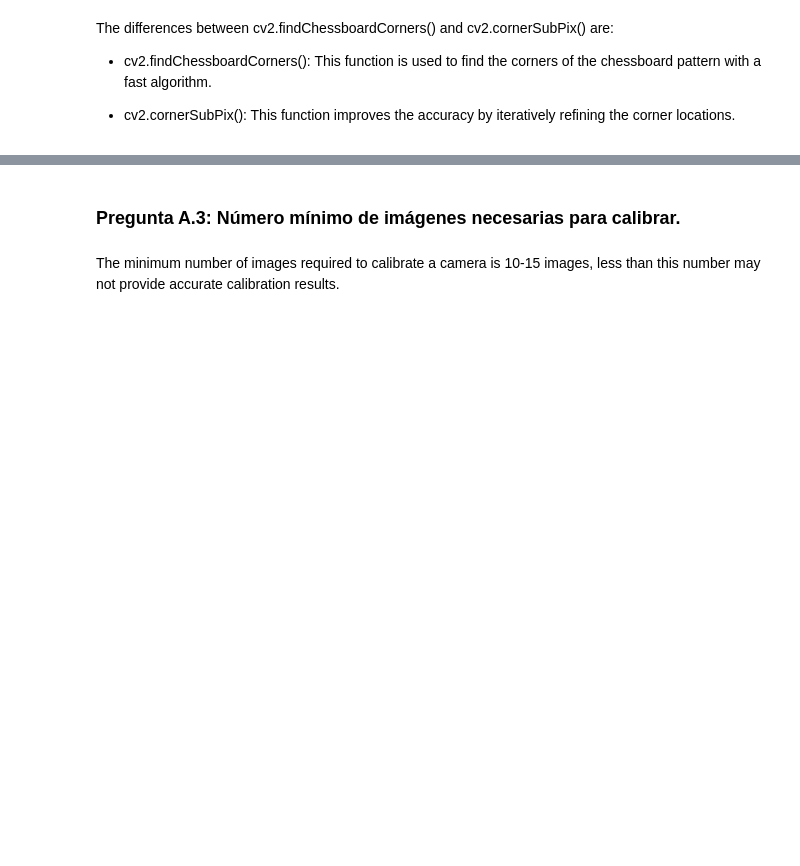
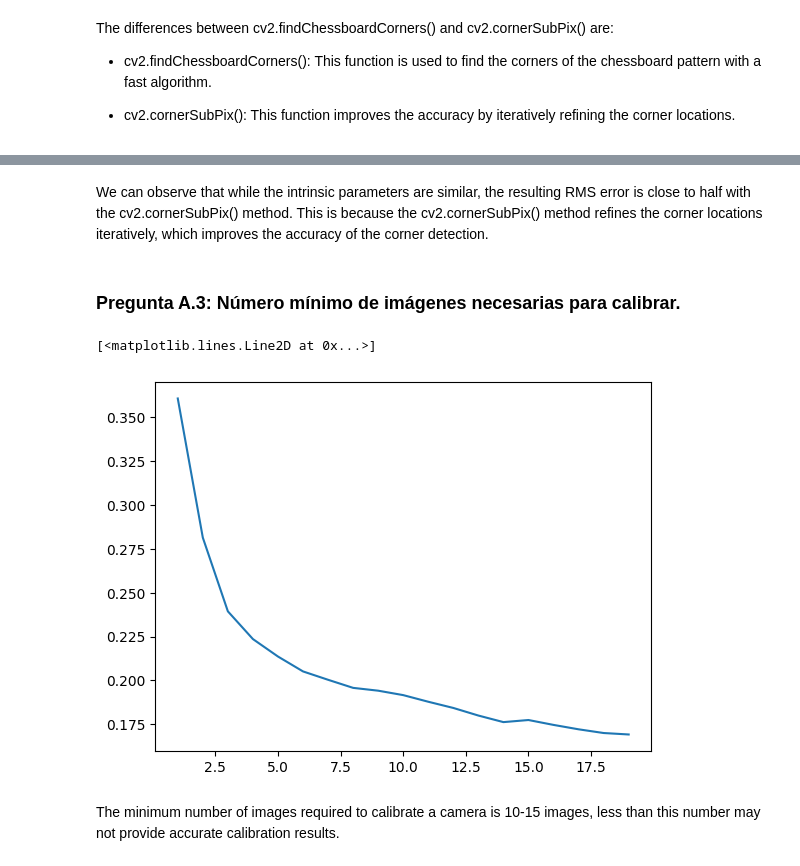
Before and after one commit to JES0406/ComputerVision1, a Jupyter notebook: Lab_1/src/lab_1.ipynb, the cells around one changed output, grey strips where cells are left out. Cells and saved outputs as stored; diff of their text form; code cells hidden in the pictures; blank space fills up the shorter version.

```diff
--- a/Lab_1/src/lab_1.ipynb
+++ b/Lab_1/src/lab_1.ipynb
@@ -57,8 +57,5 @@ imgs = load_images(imgs_path)
 ### **Tarea A.2:** Detecte las esquinas de los patrones usando ``cv2.findChessboardCorners()``. Refine las detecciones con ``cv2.cornerSubPix()``.
 # %%
 # TODO Find corners with cv2.findChessboardCorners()
-def find_corners(imgs: List) -> List:
-    return [cv2.findChessboardCorners(img, (8, 6)) for img in imgs]
-
-corners = find_corners(imgs)
+corners =  [cv2.findChessboardCorners(img, (8, 6)) for img in imgs]
 # %%
@@ -165,0 +204,14 @@ The differences between cv2.findChessboardCorners() and cv2.cornerSubPix() are:
+# %%
+corners_refined_copy = copy.deepcopy(corners_refined)
+corners_refined_copy = np.asarray(corners_refined_copy, dtype=np.float32)
+
+# Obtain the extrinsics
+rms, intrinsics, dist_coeffs, rvecs, tvecs = cv2.calibrateCamera(chessboard_points, corners_refined_copy, imgs_gray[0].shape[::-1], intrinsics, dist_coeffs)
+
+# Obtain extrinsics
+extrinsics = list(map(lambda rvec, tvec: np.hstack((cv2.Rodrigues(rvec)[0], tvec)), rvecs, tvecs))
+
+# Print outputs
+print("Intrinsics:\n", intrinsics)
+print("Distortion coefficients:\n", dist_coeffs)
+print("Root mean squared reprojection error:\n", rms)
@@ -166,5 +227,49 @@ The differences between cv2.findChessboardCorners() and cv2.cornerSubPix() are:
+# %% [markdown]
+We can observe that while the intrinsic parameters are similar, the resulting RMS error is close to half with the cv2.cornerSubPix() method. This is because the cv2.cornerSubPix() method refines the corner locations iteratively, which improves the accuracy of the corner detection.
 # %% [markdown]
 ### **Pregunta A.3:** Número mínimo de imágenes necesarias para calibrar.
+# %%
+# We are going to study the problem of the number of images needed to calibrate the camera using a Pareto diagram
+# We are going to use the same images as before
+
+imgs_path = get_paths("left")
+imgs = load_images(imgs_path)
+corners = [cv2.findChessboardCorners(img, (8, 6)) for img in imgs]
+imgs = [img for img, cor in zip(imgs, corners) if cor[0]]
+corners = [cor for cor in corners if cor[0]]
+corners_copy = copy.deepcopy(corners)
+criteria = (cv2.TERM_CRITERIA_EPS + cv2.TERM_CRITERIA_MAX_ITER, 30, 0.01) # EPS + MAX_ITER, max 30 iterations, 0.01 accuracy(epsilon)
+imgs_gray = [cv2.cvtColor(i, cv2.COLOR_BGR2GRAY) for i in imgs]
+corners_refined = []
+for i, cor in zip(imgs_gray, corners_copy):
+    if cor[0]:
+        corners_refined.append(cv2.cornerSubPix(i, cor[1], (8, 6), (-1, -1), criteria))
+    else:
+        print("No corners found in image")
+
+imgs_with_corners = [cv2.drawChessboardCorners(imgs[i], (8, 6), corners_refined[i], corners[i][0]) for i in range(len(imgs)) if corners[i][0]]
+
+results = {}
+
+for n_imagenes in range(1, len(imgs)+1):
+    chessboard_points = [get_chessboard_points((8,6), 30, 30) for i in range(n_imagenes)]
+    valid_corners = [cor[1] for cor in corners[:n_imagenes] if cor[0]]
+    valid_corners = np.asarray(valid_corners, dtype=np.float32)
+
+    rms, intrinsics, dist_coeffs, rvecs, tvecs = cv2.calibrateCamera(chessboard_points, valid_corners, imgs_gray[0].shape[::-1], None, None)
+
+    # Obtain extrinsics
+    extrinsics = list(map(lambda rvec, tvec: np.hstack((cv2.Rodrigues(rvec)[0], tvec)), rvecs, tvecs))
+
+    # Print outputs
+    results[n_imagenes] = rms
+
+import matplotlib.pyplot as plt
+
+plt.plot(list(results.keys()), list(results.values()))
+# %% [output]
+[<matplotlib.lines.Line2D at 0x...>]
+[figure, added]
 # %% [markdown]
 The minimum number of images required to calibrate a camera is 10-15 images, less than this number may not provide accurate calibration results.
 # %% [markdown]
```
Also changed, not shown: parts of 7 cells of this notebook, 1 other file.
